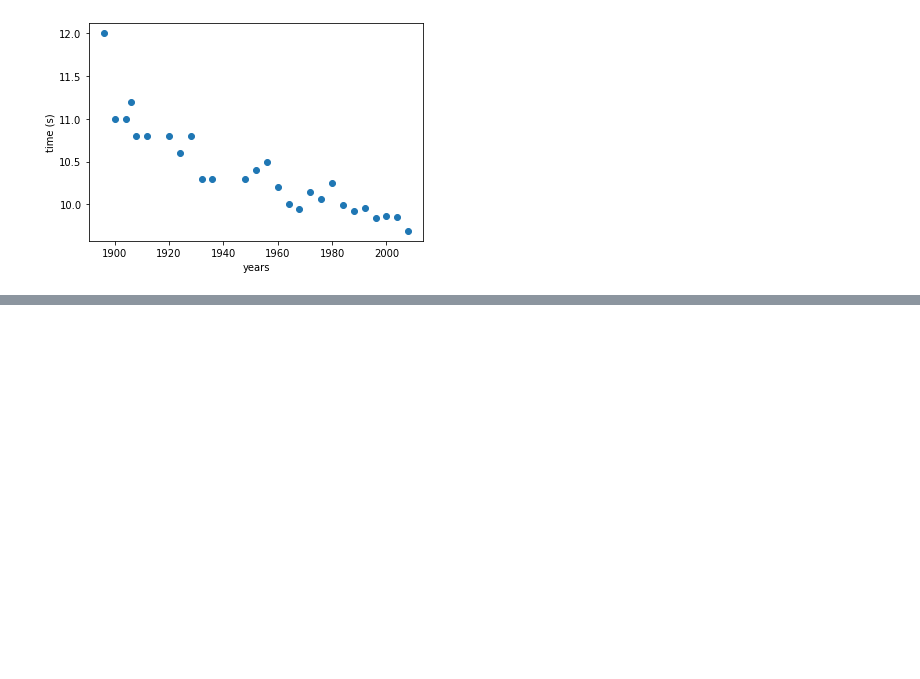
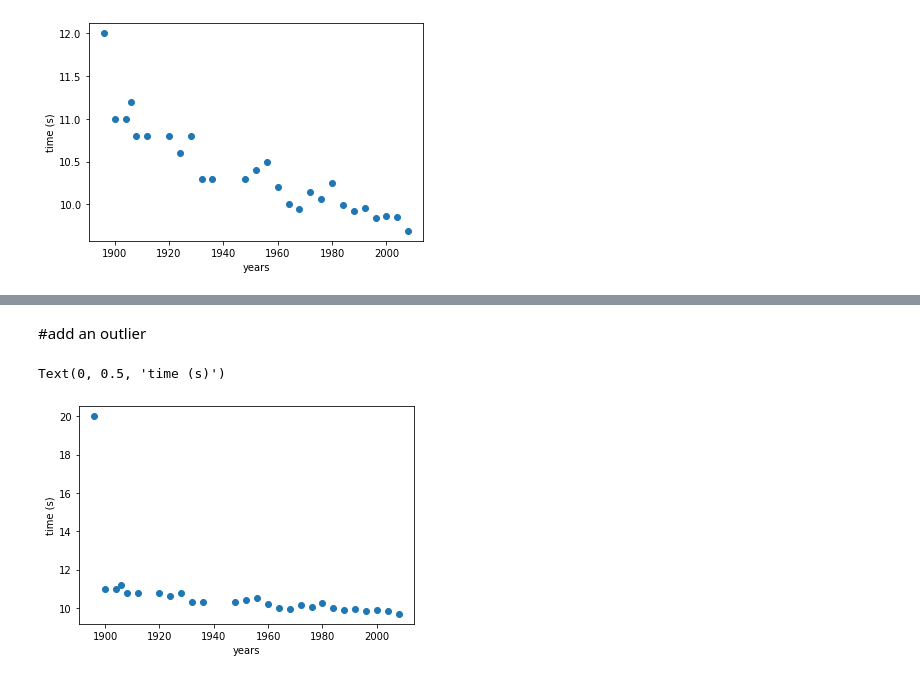
Before and after one commit to nibagon/MLforDS, a Jupyter notebook: Unit1_regression/regression.ipynb, the cells around one changed output, grey strips where cells are left out. Cells and saved outputs as stored; diff of their text form; code cells hidden in the pictures; blank space fills up the shorter version.

```diff
--- a/Unit1_regression/regression.ipynb
+++ b/Unit1_regression/regression.ipynb
@@ -36,0 +94,12 @@ Text(0, 0.5, 'time (s)')
+# %% [markdown]
+#add an outlier
+# %%
+outlier_idx=np.array([0])
+t_outlier= t
+t_outlier[outlier_idx]=20
+plt.scatter(x,t_outlier)
+plt.xlabel("years")
+plt.ylabel("time (s)")
+# %% [output]
+Text(0, 0.5, 'time (s)')
+[figure, added]
```
Also changed, not shown: parts of 14 cells of this notebook.
